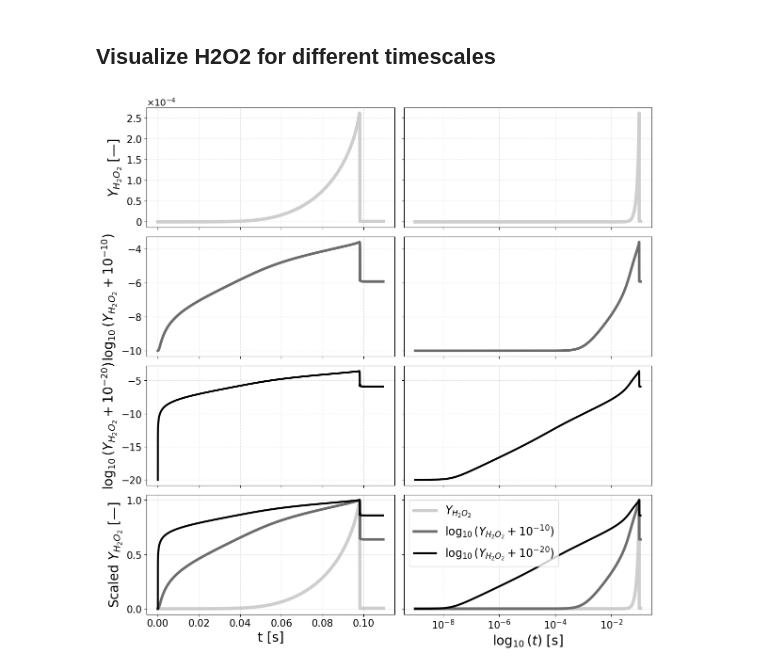
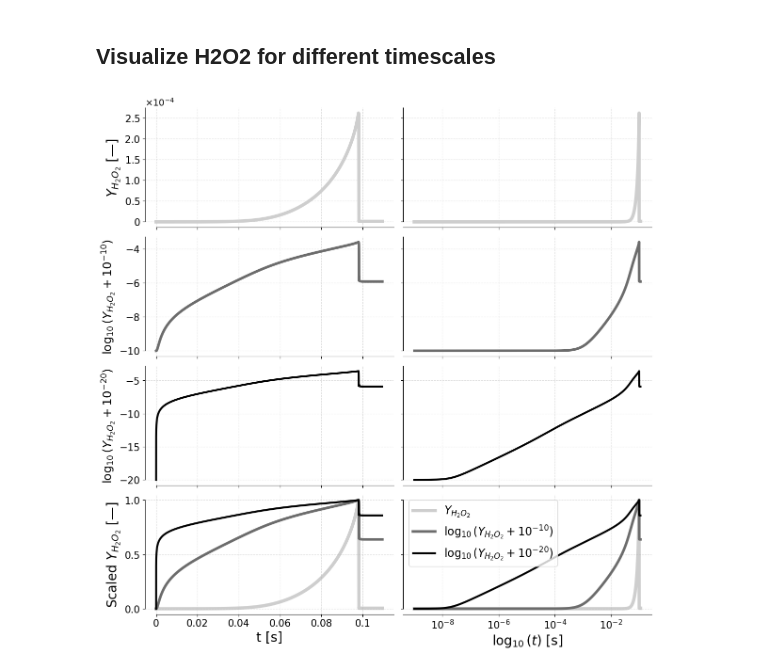
Before and after one commit to GregoireCorluy/PV-optimization-for-ROM, a Jupyter notebook: Figures/Suppl-mat-analysis-log-H2O2.ipynb, the cells around one changed output. Saved outputs shown, nothing was run; the diff lists cells and outputs as text; code cells hidden in the pictures.

```diff
--- a/Figures/Suppl-mat-analysis-log-H2O2.ipynb
+++ b/Figures/Suppl-mat-analysis-log-H2O2.ipynb
@@ -33,7 +34,7 @@ time_train = np.loadtxt(f"{path_data_autoignition}{filename_autoignition}time.cs
 # %%
 save = True
 pathSave = "C:/Users/Admin/Documents/PhD-ULB/Figures/2024-PV-optimization/Paper/EnergyAndAI/Supplementary-material/Analysis-log/"
-name = f"H2O2_overTime_differentScales"
+name = f"Suppl. mat. - H2O2_overTime_differentScales"
 
 nbr_test_trajectory = 4
 rows, cols = 4,2
@@ -71,6 +72,11 @@ class ScalarFormatterZero(ticker.ScalarFormatter):
             return "0"
         return super().__call__(x, pos)
 
+def zero_formatter(x, pos):
+    if x == 0:
+        return "0"
+    return f"{x:g}"
+
 for idxFig in range((rows-1)*cols):
 
     addLog = addLogArray[idxFig]
@@ -95,12 +101,24 @@ for idxFig in range((rows-1)*cols):
             ax.set_xticklabels([])
 
     if(idxFig%cols == 0):
+        _, xmax = ax.get_xlim()
+        ax.spines["bottom"].set_bounds(0, xmax)
         if(idxFig < cols):
             ax.set_ylabel(f"$Y_{{{species_label}}}$ [\u2014]", fontsize = 20)
+            _, ymax = ax.get_ylim()
+            ax.spines["left"].set_bounds(0, ymax)
         else:
-            ax.set_ylabel(f"$\log_{{{10}}}(Y_{{{species_label}}} + 10^{{{int(np.log10(addLog))}}})$", fontsize = 20)
+            ax.set_ylabel(f"$\log_{{{10}}}(Y_{{{species_label}}} + 10^{{{int(np.log10(addLog))}}})$", fontsize = 18)
+            _, ymax = ax.get_ylim()
+            ax.spines["left"].set_bounds(np.log10(addLog), ymax)
     else:
         ax.set_yticklabels([])
+        if(idxFig < cols):
+            _, ymax = ax.get_ylim()
+            ax.spines["left"].set_bounds(0, ymax)
+        else:
+            _, ymax = ax.get_ylim()
+            ax.spines["left"].set_bounds(np.log10(addLog), ymax)
 
     ax.tick_params(axis='y', labelsize=15)
     ax.grid(True, linestyle='--', alpha=0.4)
@@ -140,31 +158,42 @@ for idxFig in range(int(len(addLogArray)/2)*cols):
 
         ax.set_xlabel("$\log_{10}(t)$ [s]", fontsize = 20)
 
         if idxFig < cols:
             label = f"$Y_{{{species_label}}}$"
         else:
             log_offset = int(np.log10(addLog))
             label = f"$\log_{{10}}(Y_{{{species_label}}} + 10^{{{log_offset}}})$"
         legend_handles.append((line, label))
     else:
             ax.set_xticklabels([])
 
     if(idxFig%cols == 0):
         ax.set_ylabel(f"Scaled $Y_{{{species_label}}}$ [\u2014]", fontsize = 20)
+        _, xmax = ax.get_xlim()
+        ax.spines["bottom"].set_bounds(0, xmax)
+        ax.xaxis.set_major_formatter(FuncFormatter(zero_formatter))
     else:
         ax.set_yticklabels([])
 
     ax.grid(True, linestyle='--', alpha=0.4)
 
+    ax.spines["left"].set_bounds(0, 1)
+
 if legend_handles:
     handles, labels = zip(*legend_handles)
     axes[7].legend(handles, labels, fontsize=17, loc="best", frameon=True)
 
+# Remove top and right spines for all subplots
+for ax in axes:
+    ax.spines['top'].set_visible(False)
+    ax.spines['right'].set_visible(False)
+
 plt.tight_layout()
+#fig.subplots_adjust(hspace=0.15)
 if(save):
     plt.savefig(pathSave + name + ".png", dpi=1000, bbox_inches = "tight")
     plt.savefig(pathSave + name + ".pdf", bbox_inches = "tight")
 
 plt.show()
 # %% [output]
-[figure, old version]
+[figure, new version]
```
Also changed, not shown: parts of 1 cell of this notebook, 21 other files.
